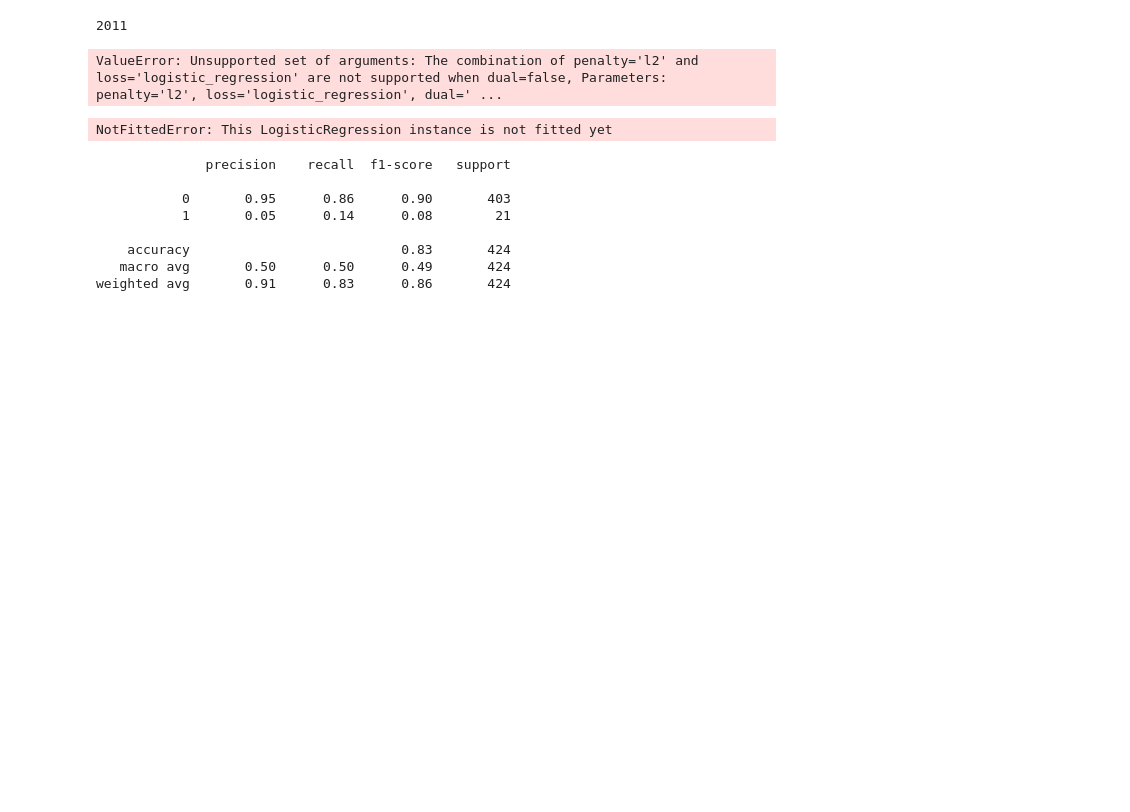
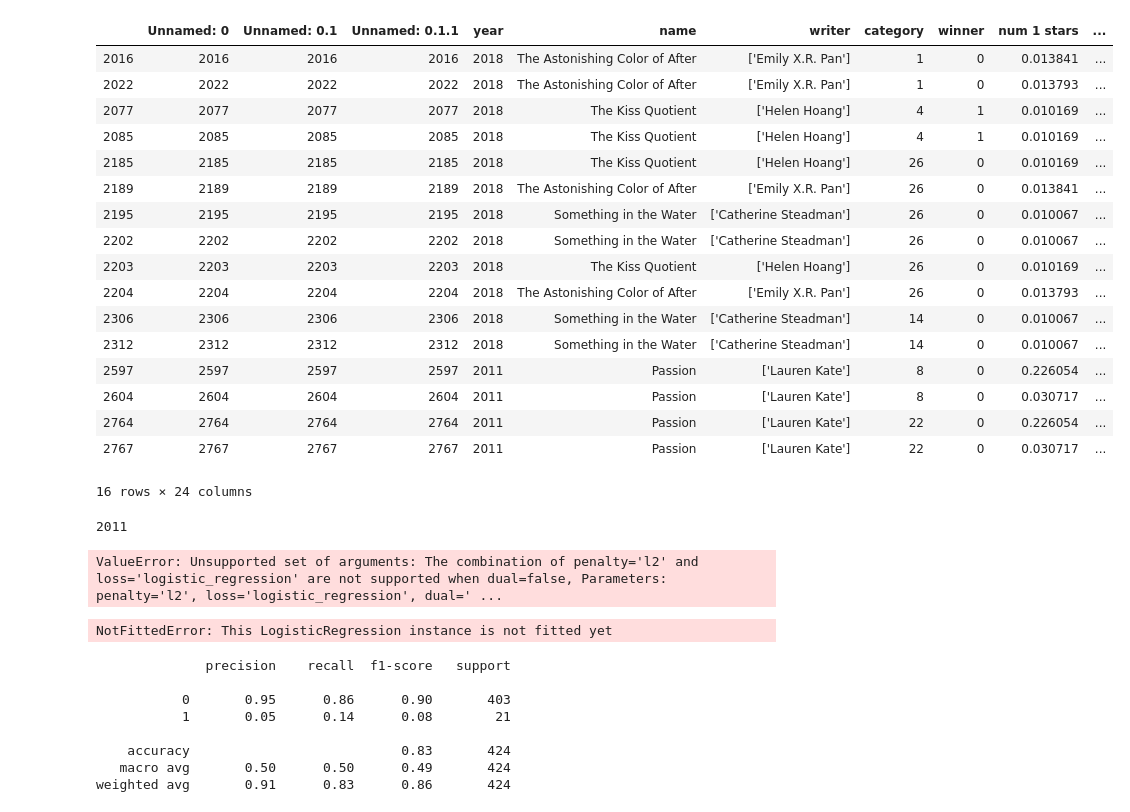
Before and after one commit to NegarMirgati/Tiffany, a Jupyter notebook: prediction.ipynb, the cells around one changed output. Saved outputs shown, nothing was run; the diff lists cells and outputs as text; code cells hidden in the pictures; blank space fills up the shorter version.

```diff
--- a/prediction.ipynb
+++ b/prediction.ipynb
@@ -9,7 +9,7 @@ import numpy as np
 from sklearn.ensemble import RandomForestClassifier
 # %%
 # read csv into pandas dataframe
-df = pd.read_csv('goodreads_output2.csv')
+df = pd.read_csv('withdays.csv')
 df['category'] = df['category'].map({
 'Graphic Novels & Comics' : 0,
 'Young Adult Fiction' : 1,
@@ -64,5 +52,25 @@ df
 # %%
 dups = df[df.duplicated(['name', 'year', 'category'], keep=False)]
+dups
+# %% [output]
+|  | Unnamed: 0 | Unnamed: 0.1 | Unnamed: 0.1.1 | year | name | writer | category | winner | num 1 stars | ... |
+| 2016 | 2016 | 2016 | 2016 | 2018 | The Astonishing Color of After | ['Emily X.R. Pan'] | 1 | 0 | 0.013841 | ... |
+| 2022 | 2022 | 2022 | 2022 | 2018 | The Astonishing Color of After | ['Emily X.R. Pan'] | 1 | 0 | 0.013793 | ... |
+| 2077 | 2077 | 2077 | 2077 | 2018 | The Kiss Quotient | ['Helen Hoang'] | 4 | 1 | 0.010169 | ... |
+| 2085 | 2085 | 2085 | 2085 | 2018 | The Kiss Quotient | ['Helen Hoang'] | 4 | 1 | 0.010169 | ... |
+| 2185 | 2185 | 2185 | 2185 | 2018 | The Kiss Quotient | ['Helen Hoang'] | 26 | 0 | 0.010169 | ... |
+| 2189 | 2189 | 2189 | 2189 | 2018 | The Astonishing Color of After | ['Emily X.R. Pan'] | 26 | 0 | 0.013841 | ... |
+| 2195 | 2195 | 2195 | 2195 | 2018 | Something in the Water | ['Catherine Steadman'] | 26 | 0 | 0.010067 | ... |
+| 2202 | 2202 | 2202 | 2202 | 2018 | Something in the Water | ['Catherine Steadman'] | 26 | 0 | 0.010067 | ... |
+| 2203 | 2203 | 2203 | 2203 | 2018 | The Kiss Quotient | ['Helen Hoang'] | 26 | 0 | 0.010169 | ... |
+| 2204 | 2204 | 2204 | 2204 | 2018 | The Astonishing Color of After | ['Emily X.R. Pan'] | 26 | 0 | 0.013793 | ... |
+| 2306 | 2306 | 2306 | 2306 | 2018 | Something in the Water | ['Catherine Steadman'] | 14 | 0 | 0.010067 | ... |
+| 2312 | 2312 | 2312 | 2312 | 2018 | Something in the Water | ['Catherine Steadman'] | 14 | 0 | 0.010067 | ... |
+| 2597 | 2597 | 2597 | 2597 | 2011 | Passion | ['Lauren Kate'] | 8 | 0 | 0.226054 | ... |
+| 2604 | 2604 | 2604 | 2604 | 2011 | Passion | ['Lauren Kate'] | 8 | 0 | 0.030717 | ... |
+| 2764 | 2764 | 2764 | 2764 | 2011 | Passion | ['Lauren Kate'] | 22 | 0 | 0.226054 | ... |
+| 2767 | 2767 | 2767 | 2767 | 2011 | Passion | ['Lauren Kate'] | 22 | 0 | 0.030717 | ... |
+16 rows × 24 columns
 # %%
 data_test = df.loc[(df['year'].isin([2018]))]
 # first method : use cathegory as a feature
```
Also changed, not shown: parts of 2 cells of this notebook, 1 other file.
